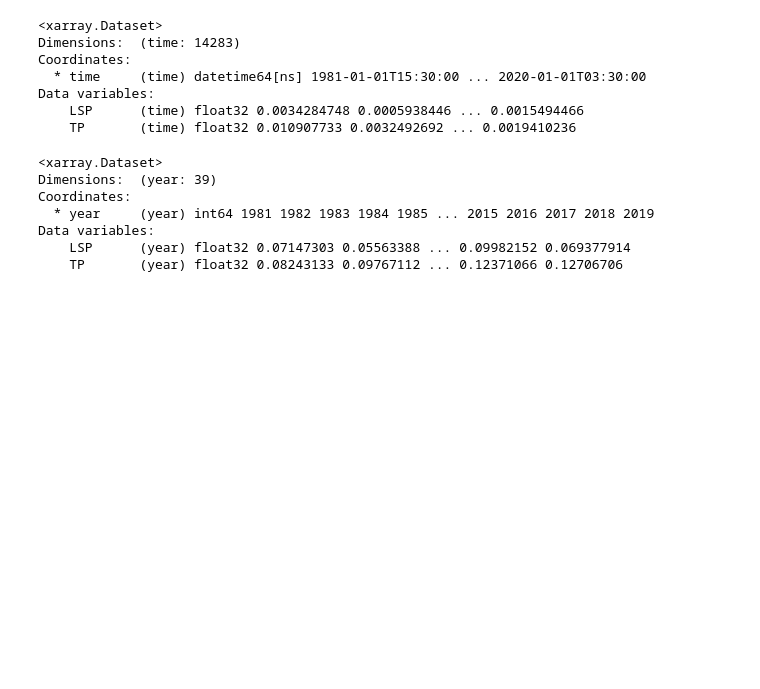
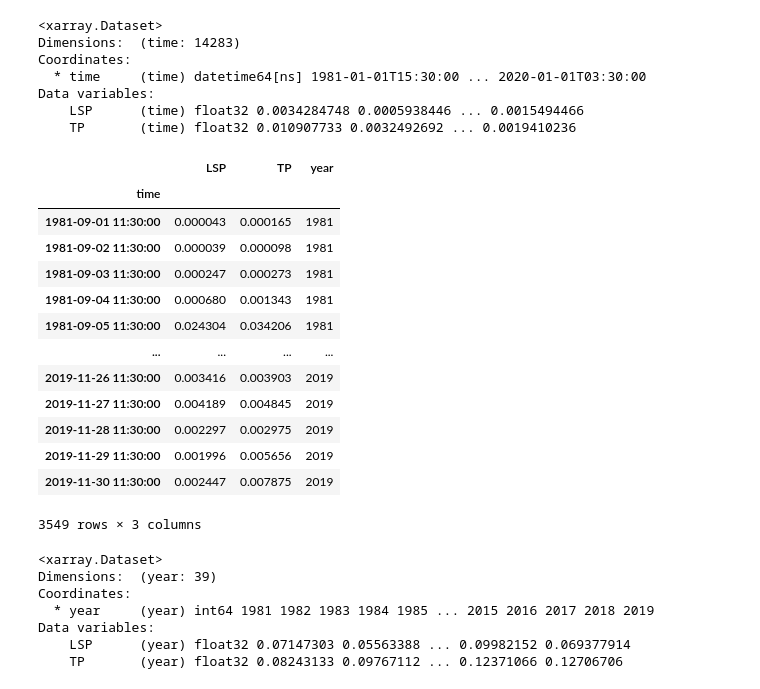
Before and after one commit to timokelder/UNSEEN-trends, a Jupyter notebook: Mining/ERA_EOBS_extraction.ipynb, the cells around one changed output. Drawn from its saved outputs; the diff is of its cells as text; code cells hidden in the pictures; blank space fills up the shorter version.

Commit message:
malte_data

```diff
--- a/Mining/ERA_EOBS_extraction.ipynb
+++ b/Mining/ERA_EOBS_extraction.ipynb
@@ -151,5 +151,30 @@ Coordinates:
 Data variables:
     LSP      (time) float32 0.0034284748 0.0005938446 ... 0.0015494466
     TP       (time) float32 0.010907733 0.0032492692 ... 0.0019410236
+# %%
+ERA5_df = ERA5_masked.rolling(time = time_event).sum().sel(time = ERA5_masked['time.season'] == 'SON').to_dataframe()
+ERA5_df['year'] = ERA5_df.index.year
+ERA5_df
+
+idx = ERA5_df.groupby('year')['LSP'].transform(max) == ERA5_df['LSP']
+ERA5_df[idx].to_csv('Data/ERA5_Malte.csv')
+
+# = ERA5_masked.assign_coords({'time_': ERA5_masked['time']})
+# ERA5_masked
+# %% [output]
+|  | LSP | TP | year |
+| time |  |  |  |
+| 1981-09-01 11:30:00 | 0.000043 | 0.000165 | 1981 |
+| 1981-09-02 11:30:00 | 0.000039 | 0.000098 | 1981 |
+| 1981-09-03 11:30:00 | 0.000247 | 0.000273 | 1981 |
+| 1981-09-04 11:30:00 | 0.000680 | 0.001343 | 1981 |
+| 1981-09-05 11:30:00 | 0.024304 | 0.034206 | 1981 |
+| ... | ... | ... | ... |
+| 2019-11-26 11:30:00 | 0.003416 | 0.003903 | 2019 |
+| 2019-11-27 11:30:00 | 0.004189 | 0.004845 | 2019 |
+| 2019-11-28 11:30:00 | 0.002297 | 0.002975 | 2019 |
+| 2019-11-29 11:30:00 | 0.001996 | 0.005656 | 2019 |
+| 2019-11-30 11:30:00 | 0.002447 | 0.007875 | 2019 |
+3549 rows × 3 columns
 # %%
 ERA5_masked_extremes = (ERA5_masked
```
Also changed, not shown: parts of 11 cells of this notebook, 1 other file.
